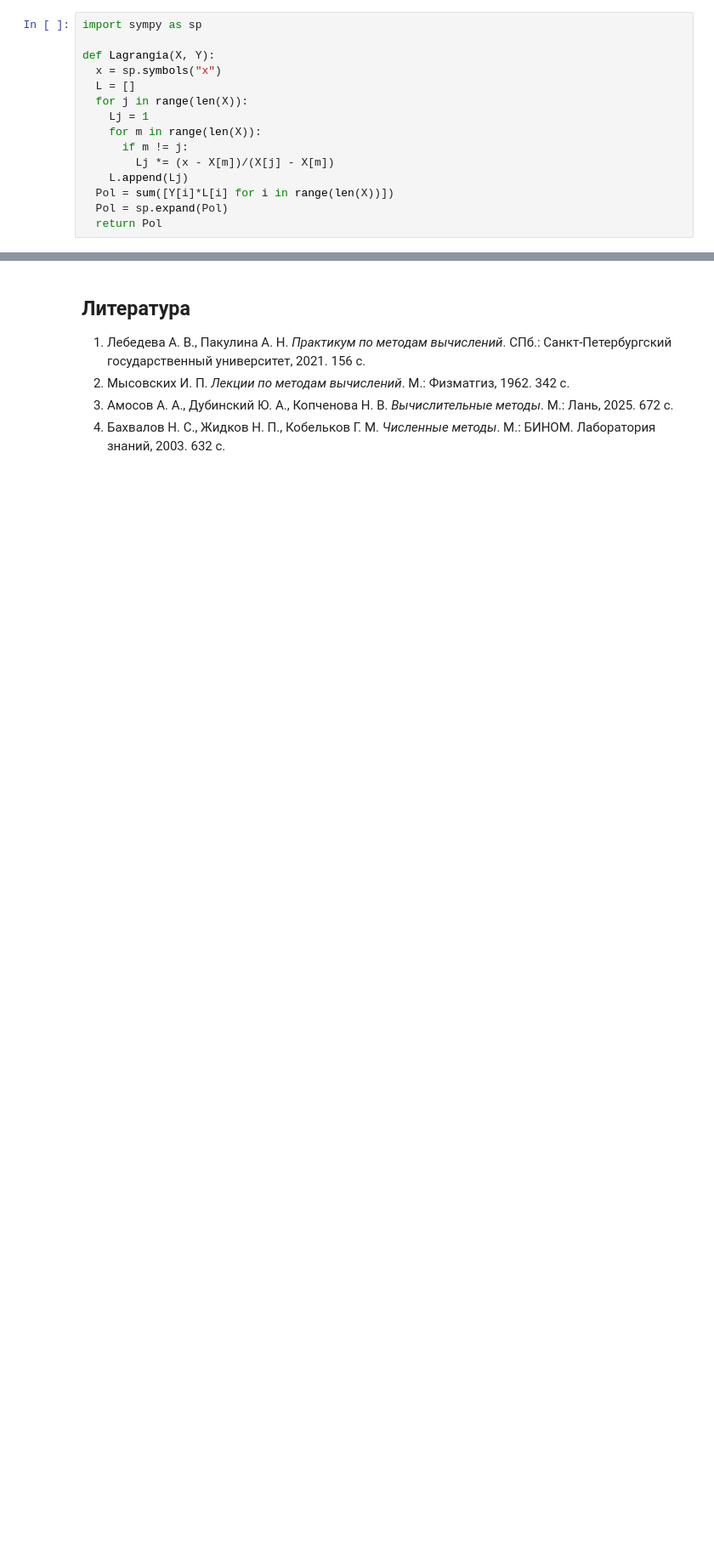
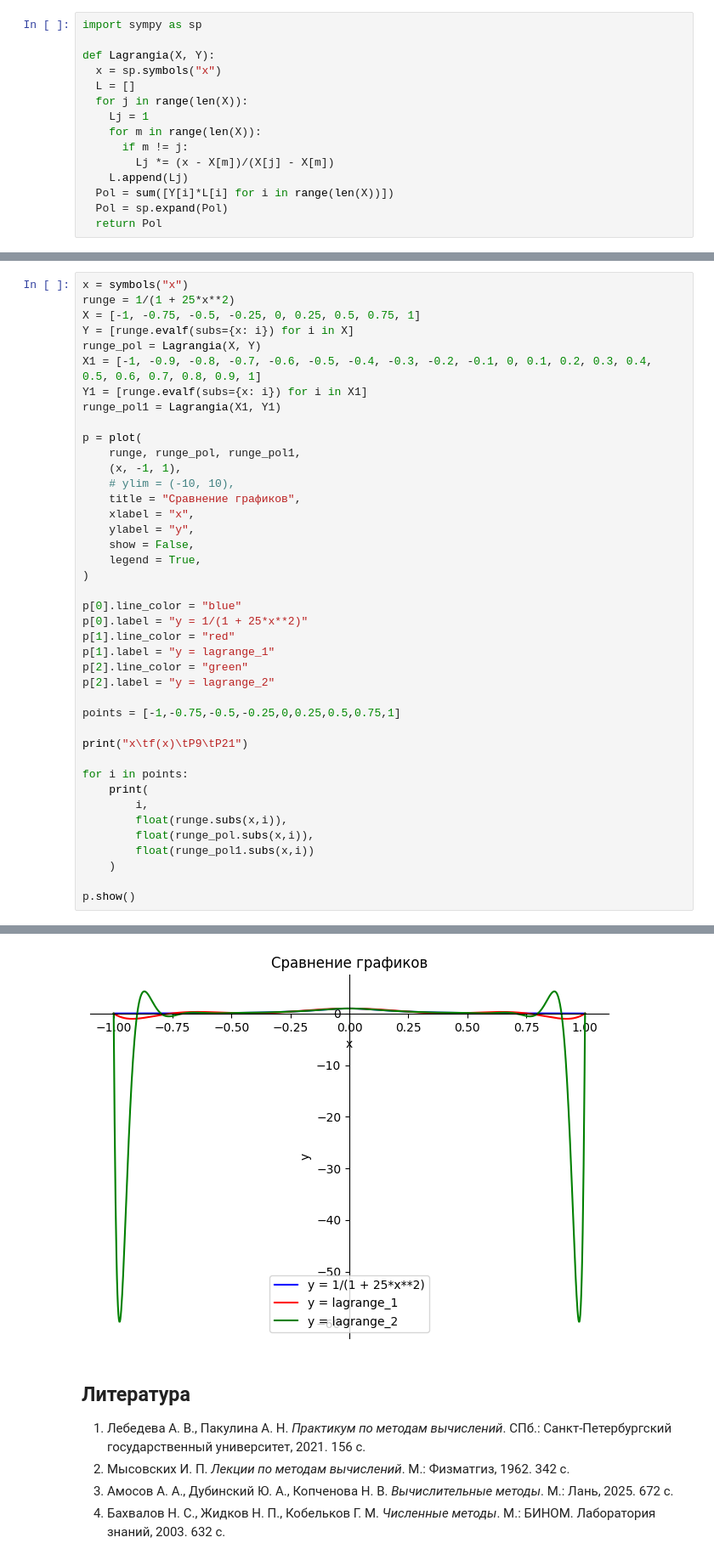
Before and after one commit to ShklyaevPlaton/nm-course, a Jupyter notebook: practice/02.1/2.1.ipynb, the cells around one changed output, grey strips where cells are left out. Shown at 85% size. Cells and saved outputs as stored; diff of their text form; blank space fills up the shorter version.

```diff
--- a/practice/02.1/2.1.ipynb
+++ b/practice/02.1/2.1.ipynb
@@ -180,0 +291,42 @@ def Newton(X, Y):
+# %%
+x = symbols("x")
+runge = 1/(1 + 25*x**2)
+X = [-1, -0.75, -0.5, -0.25, 0, 0.25, 0.5, 0.75, 1]
+Y = [runge.evalf(subs={x: i}) for i in X]
+runge_pol = Lagrangia(X, Y)
+X1 = [-1, -0.9, -0.8, -0.7, -0.6, -0.5, -0.4, -0.3, -0.2, -0.1, 0, 0.1, 0.2, 0.3, 0.4, 0.5, 0.6, 0.7, 0.8, 0.9, 1]
+Y1 = [runge.evalf(subs={x: i}) for i in X1]
+runge_pol1 = Lagrangia(X1, Y1)
+
+p = plot(
+    runge, runge_pol, runge_pol1,
+    (x, -1, 1),
+    # ylim = (-10, 10),
+    title = "Сравнение графиков",
+    xlabel = "x",
+    ylabel = "y",
+    show = False,
+    legend = True,
+)
+
+p[0].line_color = "blue"
+p[0].label = "y = 1/(1 + 25*x**2)"
+p[1].line_color = "red"
+p[1].label = "y = lagrange_1"
+p[2].line_color = "green"
+p[2].label = "y = lagrange_2"
+
+points = [-1,-0.75,-0.5,-0.25,0,0.25,0.5,0.75,1]
+
+print("x\tf(x)\tP9\tP21")
+
+for i in points:
+    print(
+        i,
+        float(runge.subs(x,i)),
+        float(runge_pol.subs(x,i)),
+        float(runge_pol1.subs(x,i))
+    )
+
+p.show()
+# %% [output]
@@ -181,3 +343,4 @@ def Newton(X, Y):
+[figure, added]
 # %% [markdown]
 ## Литература
 
```
Also changed, not shown: parts of 6 cells of this notebook.
